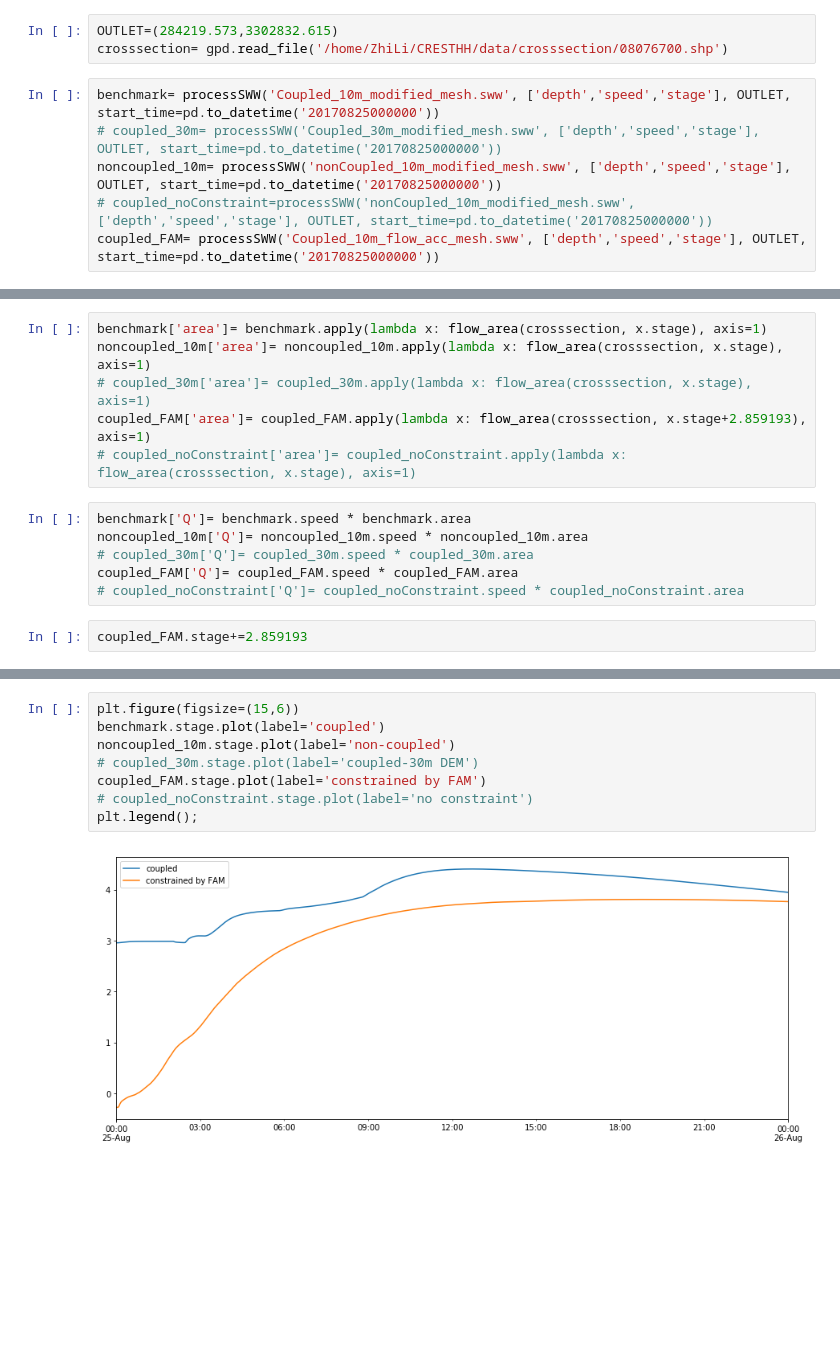
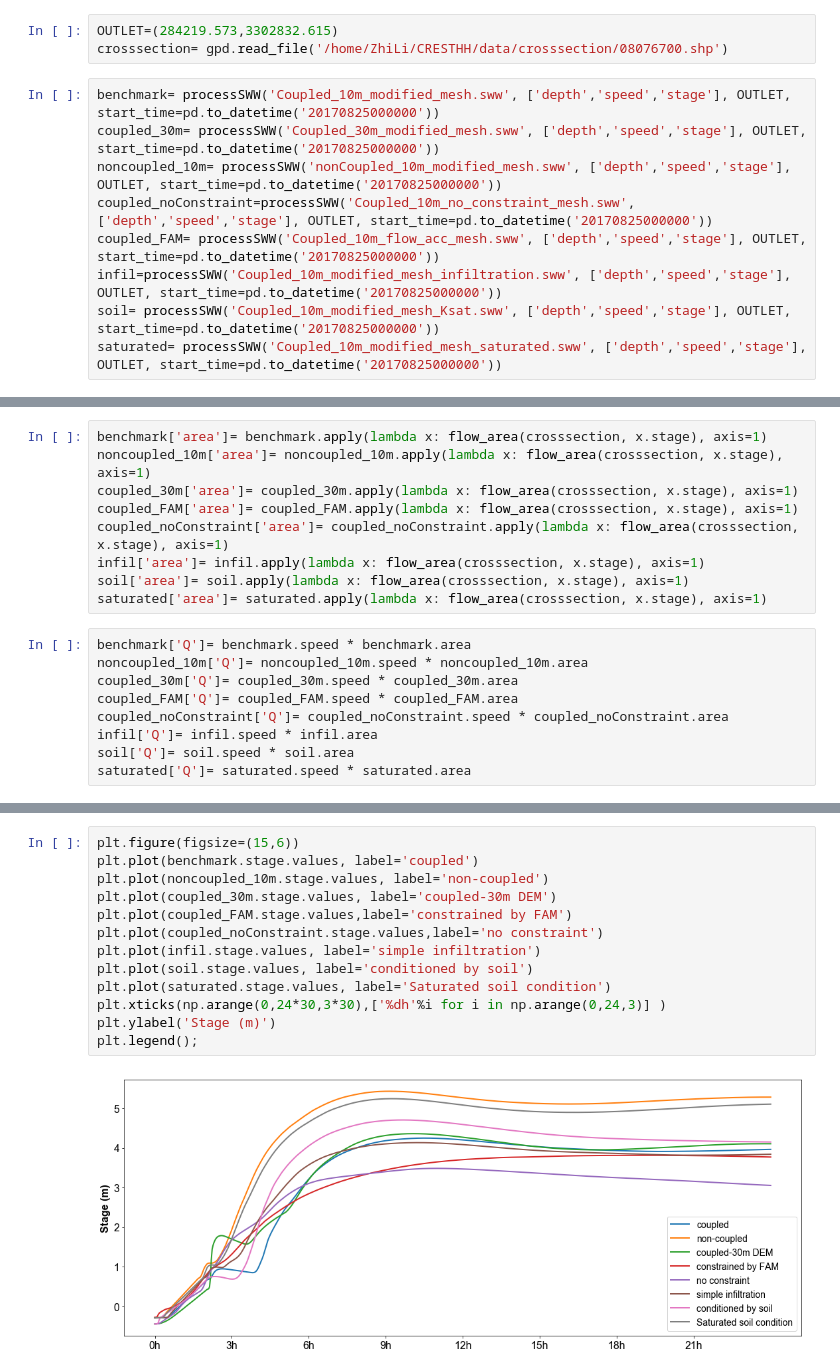
Before and after one commit to chrimerss/CREST-iMAP, a Jupyter notebook: Examples/Sensitivity/SyntheticRainfall_results.ipynb, the cells around one changed output, grey strips where cells are left out. Drawn from its saved outputs; the diff is of its cells as text; blank space fills up the shorter version.

Commit message:
update simple infiltration

```diff
--- a/Examples/Sensitivity/SyntheticRainfall_results.ipynb
+++ b/Examples/Sensitivity/SyntheticRainfall_results.ipynb
@@ -24,10 +31,13 @@ OUTLET=(284219.573,3302832.615)
 crosssection= gpd.read_file('/home/ZhiLi/CRESTHH/data/crosssection/08076700.shp')
 # %%
 benchmark= processSWW('Coupled_10m_modified_mesh.sww', ['depth','speed','stage'], OUTLET, start_time=pd.to_datetime('20170825000000'))
-# coupled_30m= processSWW('Coupled_30m_modified_mesh.sww', ['depth','speed','stage'], OUTLET, start_time=pd.to_datetime('20170825000000'))
+coupled_30m= processSWW('Coupled_30m_modified_mesh.sww', ['depth','speed','stage'], OUTLET, start_time=pd.to_datetime('20170825000000'))
 noncoupled_10m= processSWW('nonCoupled_10m_modified_mesh.sww', ['depth','speed','stage'], OUTLET, start_time=pd.to_datetime('20170825000000'))
-# coupled_noConstraint=processSWW('nonCoupled_10m_modified_mesh.sww', ['depth','speed','stage'], OUTLET, start_time=pd.to_datetime('20170825000000'))
+coupled_noConstraint=processSWW('Coupled_10m_no_constraint_mesh.sww', ['depth','speed','stage'], OUTLET, start_time=pd.to_datetime('20170825000000'))
 coupled_FAM= processSWW('Coupled_10m_flow_acc_mesh.sww', ['depth','speed','stage'], OUTLET, start_time=pd.to_datetime('20170825000000'))
+infil=processSWW('Coupled_10m_modified_mesh_infiltration.sww', ['depth','speed','stage'], OUTLET, start_time=pd.to_datetime('20170825000000'))
+soil= processSWW('Coupled_10m_modified_mesh_Ksat.sww', ['depth','speed','stage'], OUTLET, start_time=pd.to_datetime('20170825000000'))
+saturated= processSWW('Coupled_10m_modified_mesh_saturated.sww', ['depth','speed','stage'], OUTLET, start_time=pd.to_datetime('20170825000000'))
 # %% [output]
 Figure files for each frame will be stored in _plot
 Figure files for each frame will be stored in _plot
@@ -35,14 +50,18 @@ Figure files for each frame will be stored in _plot
 # %%
 benchmark['area']= benchmark.apply(lambda x: flow_area(crosssection, x.stage), axis=1)
 noncoupled_10m['area']= noncoupled_10m.apply(lambda x: flow_area(crosssection, x.stage), axis=1)
-# coupled_30m['area']= coupled_30m.apply(lambda x: flow_area(crosssection, x.stage), axis=1)
-coupled_FAM['area']= coupled_FAM.apply(lambda x: flow_area(crosssection, x.stage+2.859193), axis=1)
-# coupled_noConstraint['area']= coupled_noConstraint.apply(lambda x: flow_area(crosssection, x.stage), axis=1)
+coupled_30m['area']= coupled_30m.apply(lambda x: flow_area(crosssection, x.stage), axis=1)
+coupled_FAM['area']= coupled_FAM.apply(lambda x: flow_area(crosssection, x.stage), axis=1)
+coupled_noConstraint['area']= coupled_noConstraint.apply(lambda x: flow_area(crosssection, x.stage), axis=1)
+infil['area']= infil.apply(lambda x: flow_area(crosssection, x.stage), axis=1)
+soil['area']= soil.apply(lambda x: flow_area(crosssection, x.stage), axis=1)
+saturated['area']= saturated.apply(lambda x: flow_area(crosssection, x.stage), axis=1)
 # %%
 benchmark['Q']= benchmark.speed * benchmark.area
 noncoupled_10m['Q']= noncoupled_10m.speed * noncoupled_10m.area
-# coupled_30m['Q']= coupled_30m.speed * coupled_30m.area
+coupled_30m['Q']= coupled_30m.speed * coupled_30m.area
 coupled_FAM['Q']= coupled_FAM.speed * coupled_FAM.area
-# coupled_noConstraint['Q']= coupled_noConstraint.speed * coupled_noConstraint.area
+coupled_noConstraint['Q']= coupled_noConstraint.speed * coupled_noConstraint.area
+infil['Q']= infil.speed * infil.area
+soil['Q']= soil.speed * soil.area
+saturated['Q']= saturated.speed * saturated.area
-# %%
-coupled_FAM.stage+=2.859193
@@ -49,10 +235,15 @@ coupled_FAM.stage+=2.859193
 # %%
 plt.figure(figsize=(15,6))
-benchmark.stage.plot(label='coupled')
-noncoupled_10m.stage.plot(label='non-coupled')
-# coupled_30m.stage.plot(label='coupled-30m DEM')
-coupled_FAM.stage.plot(label='constrained by FAM')
-# coupled_noConstraint.stage.plot(label='no constraint')
+plt.plot(benchmark.stage.values, label='coupled')
+plt.plot(noncoupled_10m.stage.values, label='non-coupled')
+plt.plot(coupled_30m.stage.values, label='coupled-30m DEM')
+plt.plot(coupled_FAM.stage.values,label='constrained by FAM')
+plt.plot(coupled_noConstraint.stage.values,label='no constraint')
+plt.plot(infil.stage.values, label='simple infiltration')
+plt.plot(soil.stage.values, label='conditioned by soil')
+plt.plot(saturated.stage.values, label='Saturated soil condition')
+plt.xticks(np.arange(0,24*30,3*30),['%dh'%i for i in np.arange(0,24,3)] )
+plt.ylabel('Stage (m)')
 plt.legend();
 # %% [output]
-[figure, old version]
+[figure, new version]
```
Also changed, not shown: parts of 24 cells of this notebook, 14 other files.
